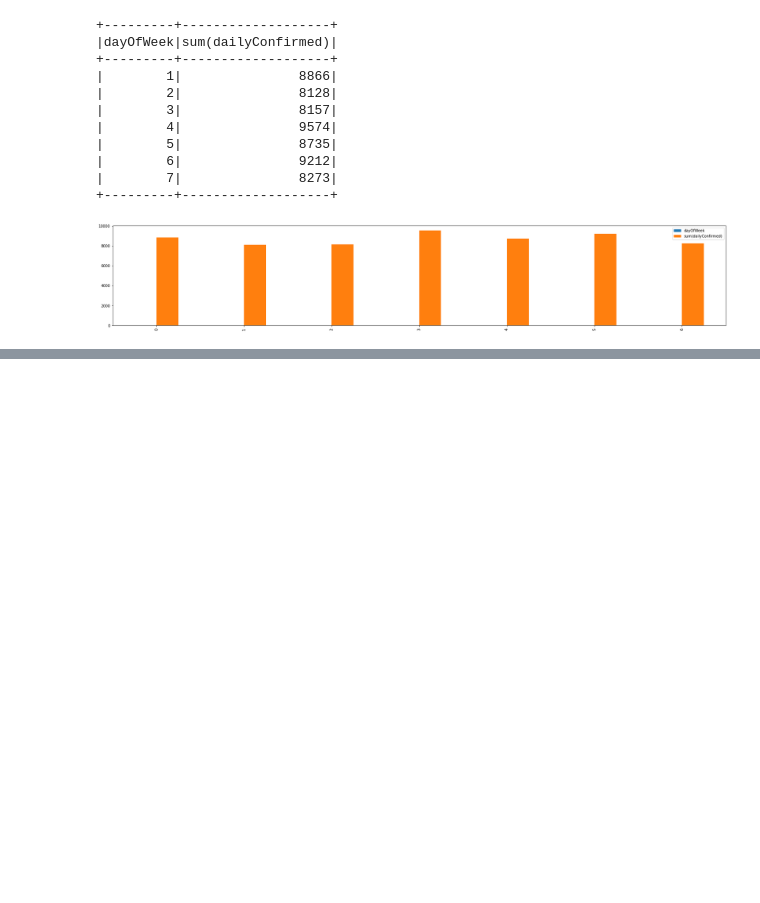
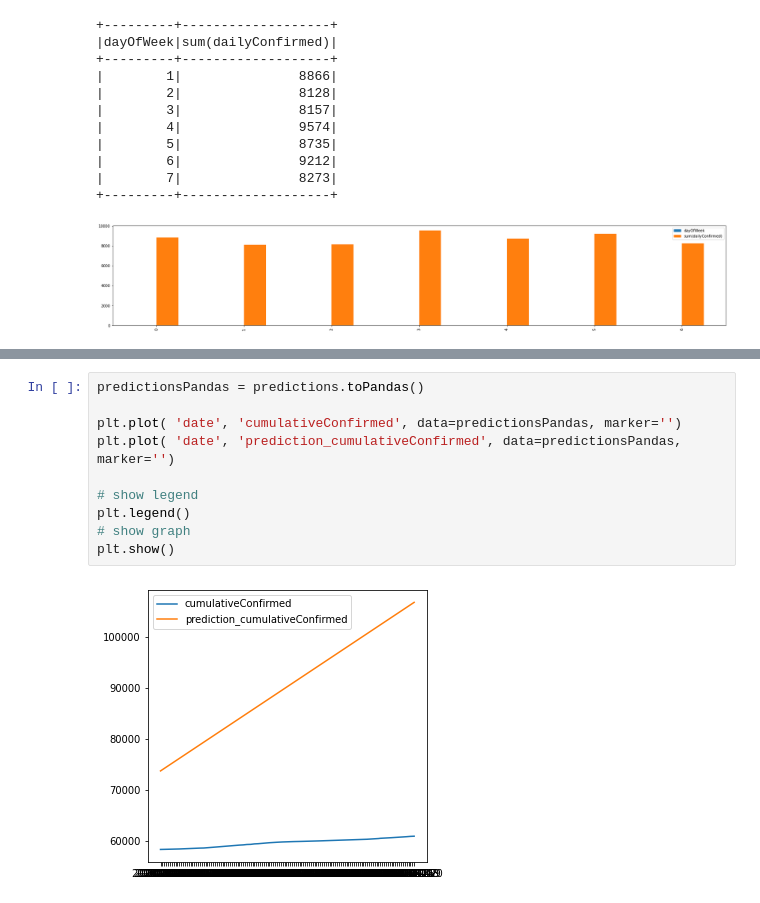
Before and after one commit to erekjiang/BigData_SafeEntry_Analytics, a Jupyter notebook: App/model_building/analyse_case_trend.ipynb, the cells around one changed output, grey strips where cells are left out. Cells and saved outputs as stored; diff of their text form; blank space fills up the shorter version.

```diff
--- a/App/model_building/analyse_case_trend.ipynb
+++ b/App/model_building/analyse_case_trend.ipynb
@@ -277,0 +295,12 @@ plt.show()
+# %%
+predictionsPandas = predictions.toPandas()
+
+plt.plot( 'date', 'cumulativeConfirmed', data=predictionsPandas, marker='')
+plt.plot( 'date', 'prediction_cumulativeConfirmed', data=predictionsPandas, marker='')
+
+# show legend
+plt.legend()
+# show graph
+plt.show()
+# %% [output]
+[figure, added]
```
Also changed, not shown: parts of 13 cells of this notebook.
